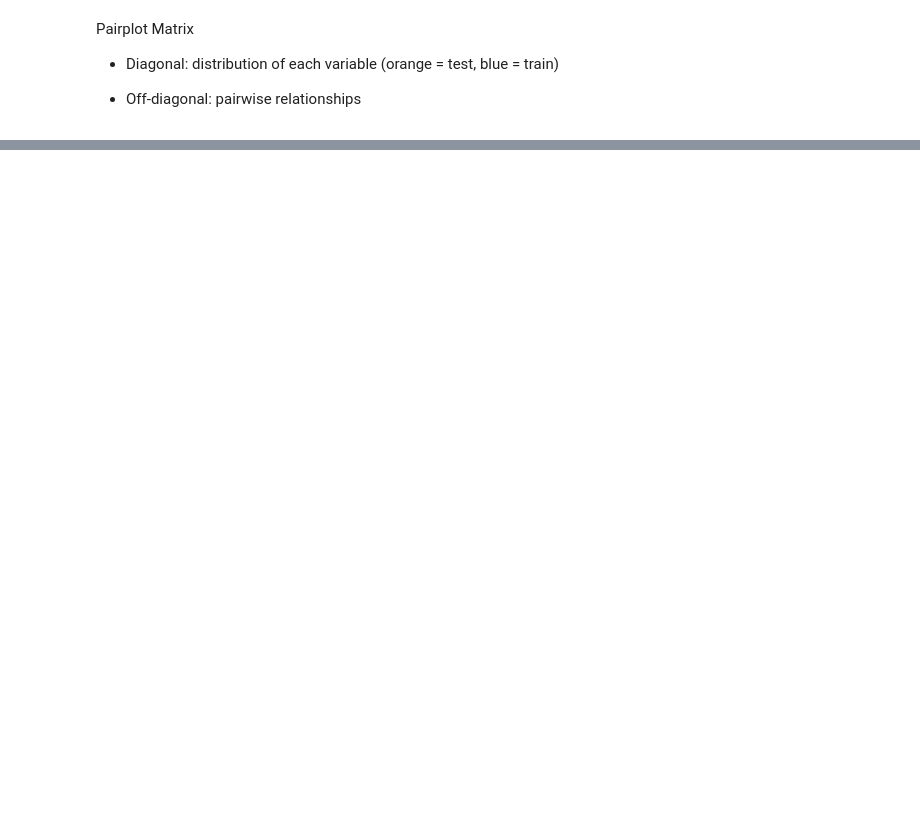
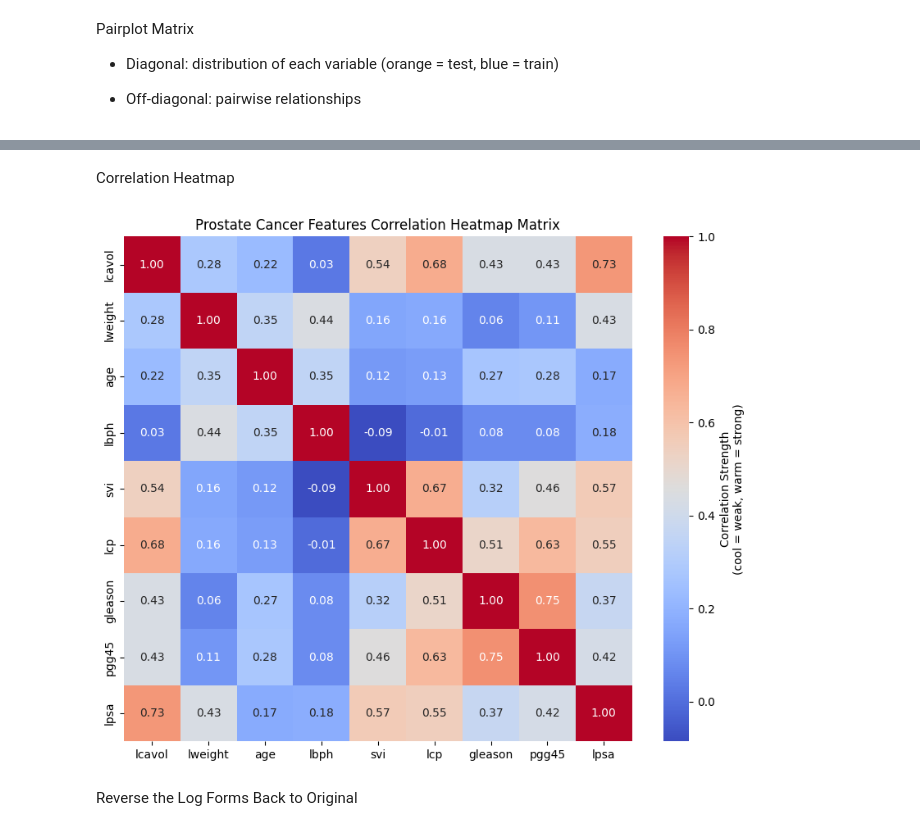
Before and after one commit to AnhJoe/data210p_assignments, a Jupyter notebook: HW1/Part1_Regression_Prostate/01_Regression_Prostate.ipynb, the cells around one changed output, grey strips where cells are left out. Drawn from its saved outputs; the diff is of its cells as text; code cells hidden in the pictures; blank space fills up the shorter version.

```diff
--- a/HW1/Part1_Regression_Prostate/01_Regression_Prostate.ipynb
+++ b/HW1/Part1_Regression_Prostate/01_Regression_Prostate.ipynb
@@ -143,10 +153,19 @@ g._legend.set_bbox_to_anchor((1.0, 0.5))
+# %% [markdown]
+Correlation Heatmap
 # %%
 plt.figure(figsize=(10, 8))
-sns.heatmap(
-    df[numeric_cols].corr(),
+
+ax = sns.heatmap(
+    df[clean_cols].corr(),
     annot=True,
     fmt=".2f",
-    cmap="coolwarm"
+    cmap="coolwarm",
+    cbar_kws={"label": "Correlation Strength\n(cool = weak, warm = strong)"}
 )
-plt.title("Feature Correlation Matrix")
+
+plt.title("Prostate Cancer Features Correlation Heatmap Matrix")
 plt.show()
+# %% [output]
+[figure, added]
+# %% [markdown]
+Reverse the Log Forms Back to Original
```
Also changed, not shown: parts of 12 cells of this notebook.
